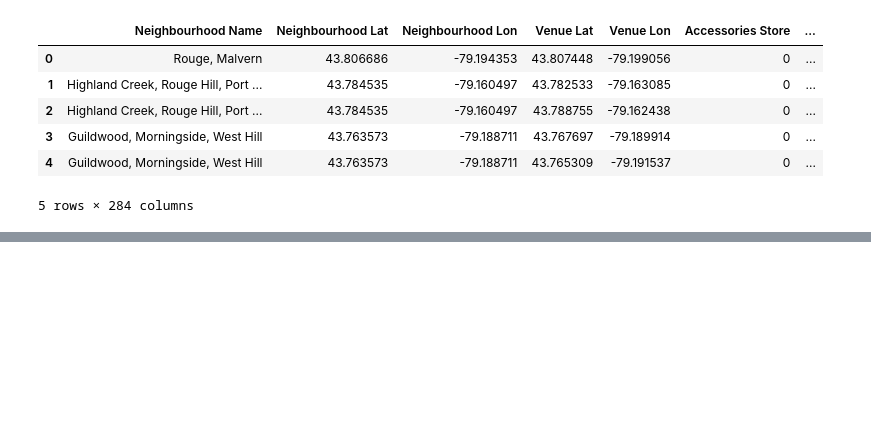
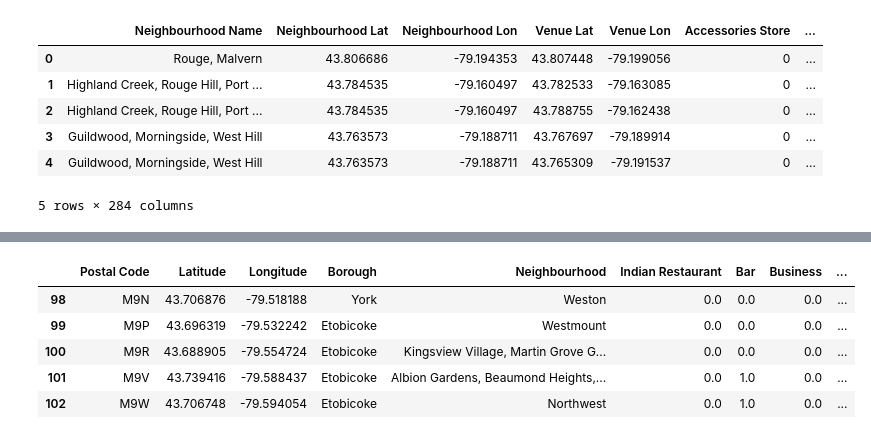
Before and after one commit to ksnblr/Coursera_Capstone, a Jupyter notebook: Battle_Of_Neighbourhoods.ipynb, the cells around one changed output, grey strips where cells are left out. Cells and saved outputs as stored; diff of their text form; code cells hidden in the pictures; blank space fills up the shorter version.

```diff
--- a/Battle_Of_Neighbourhoods.ipynb
+++ b/Battle_Of_Neighbourhoods.ipynb
@@ -1330,0 +1376,9 @@ tor_allvenues_onehot.head()
+# %%
+tor_allvenue_withborough.tail()
+# %% [output]
+|  | Postal Code | Latitude | Longitude | Borough | Neighbourhood | Indian Restaurant | Bar | Business | ... |
+| 98 | M9N | 43.706876 | -79.518188 | York | Weston | 0.0 | 0.0 | 0.0 | ... |
+| 99 | M9P | 43.696319 | -79.532242 | Etobicoke | Westmount | 0.0 | 0.0 | 0.0 | ... |
+| 100 | M9R | 43.688905 | -79.554724 | Etobicoke | Kingsview Village, Martin Grove G... | 0.0 | 0.0 | 0.0 | ... |
+| 101 | M9V | 43.739416 | -79.588437 | Etobicoke | Albion Gardens, Beaumond Heights,... | 0.0 | 1.0 | 0.0 | ... |
+| 102 | M9W | 43.706748 | -79.594054 | Etobicoke | Northwest | 0.0 | 1.0 | 0.0 | ... |
```
Also changed, not shown: parts of 20 cells of this notebook.
